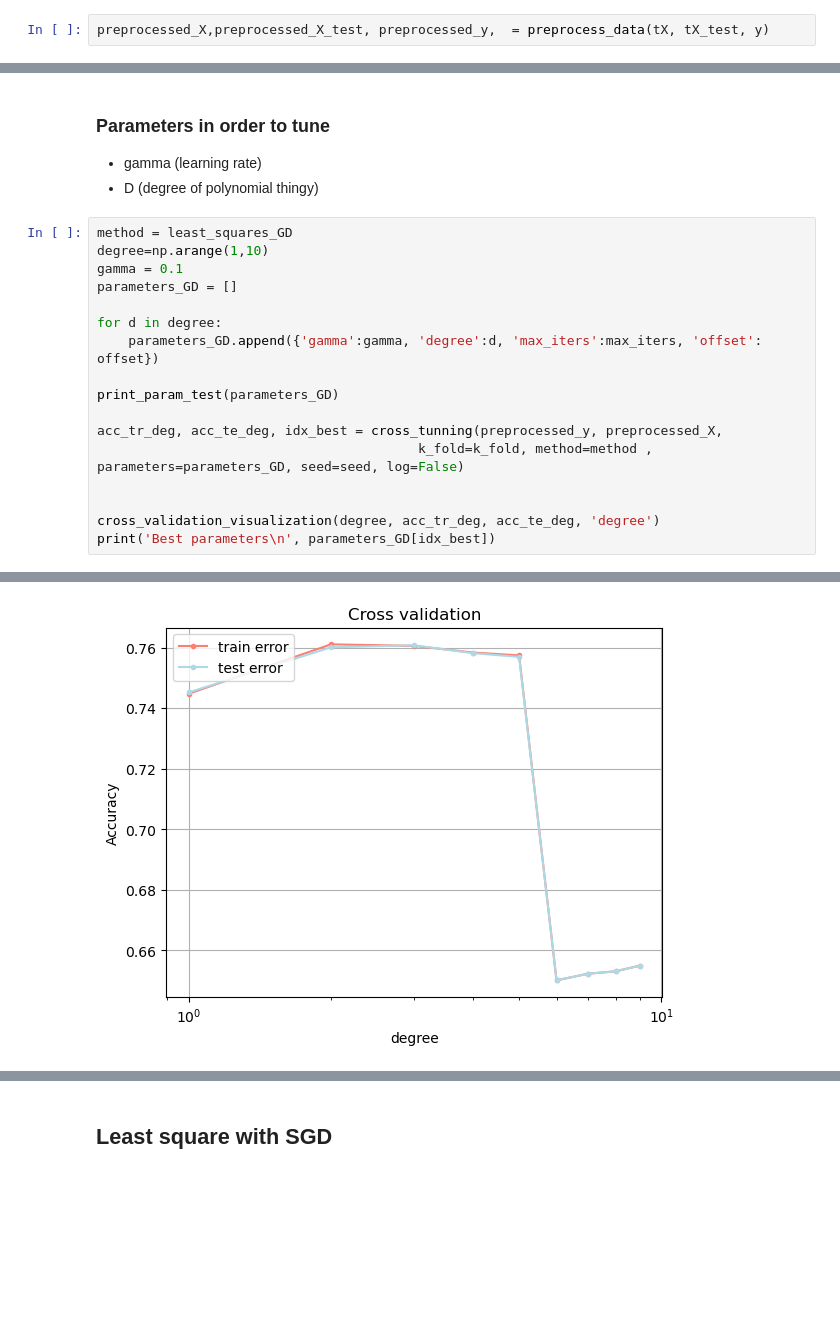
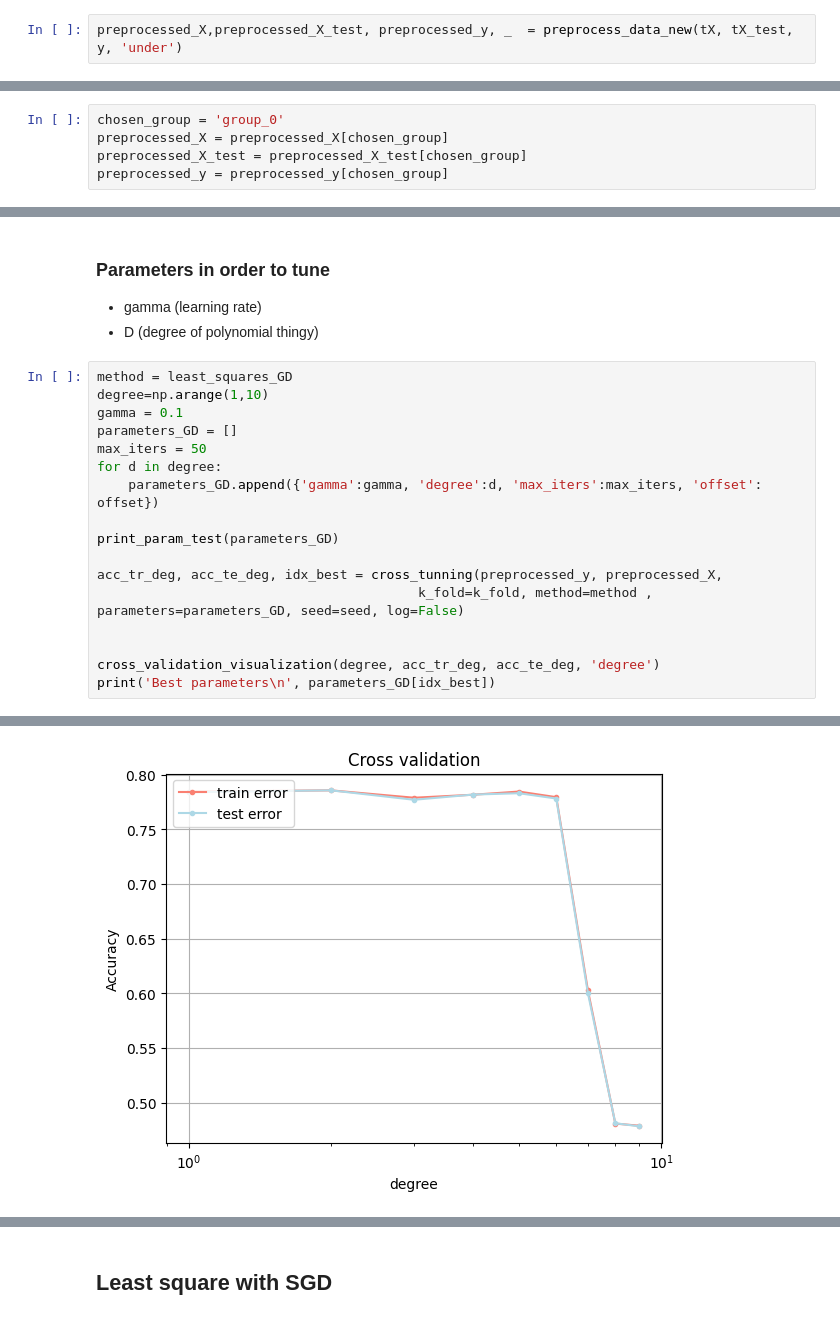
Before and after one commit to Alicia-max/ML--Binary-classification_Higgs-boson-competition, a Jupyter notebook: project/visu.ipynb, the cells around one changed output, grey strips where cells are left out. Drawn from its saved outputs; the diff is of its cells as text; blank space fills up the shorter version.

```diff
--- a/project/visu.ipynb
+++ b/project/visu.ipynb
@@ -86,7 +89,7 @@ for idx in range(tX.shape[1]):
 # %% [markdown]
 # Data Preprocessing
 # %%
-preprocessed_X,preprocessed_X_test, preprocessed_y,  = preprocess_data(tX, tX_test, y)
+preprocessed_X,preprocessed_X_test, preprocessed_y, _  = preprocess_data_new(tX, tX_test, y, 'under')
 # %%
 palette = sns.color_palette("GnBu", n_colors=30)
 figure = plt.figure(figsize=(15,8))
@@ -101,3 +104,8 @@ plt.show()
+# %%
+chosen_group = 'group_0'
+preprocessed_X = preprocessed_X[chosen_group]
+preprocessed_X_test = preprocessed_X_test[chosen_group]
+preprocessed_y = preprocessed_y[chosen_group]
 # %% [markdown]
 # Method implementation
 # %%
@@ -117,7 +125,7 @@ method = least_squares_GD
 degree=np.arange(1,10)
 gamma = 0.1
 parameters_GD = []
-
+max_iters = 50
 for d in degree:
     parameters_GD.append({'gamma':gamma, 'degree':d, 'max_iters':max_iters, 'offset': offset})
 
@@ -150,4 +158,4 @@ Best parameters
-[figure, old version]
+[figure, new version]
 # %%
 degree = parameters_GD[idx_best]['degree']
 gammas= np.logspace(-7, 0, 8)
```
Also changed, not shown: parts of 16 cells of this notebook, 6 other files.
